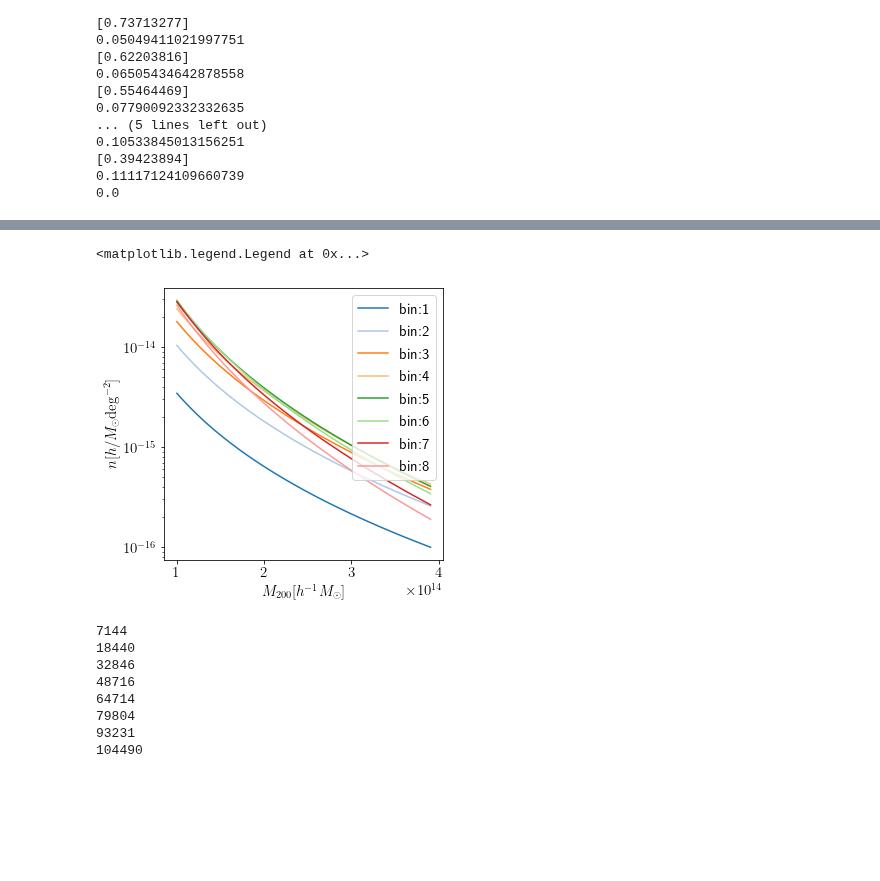
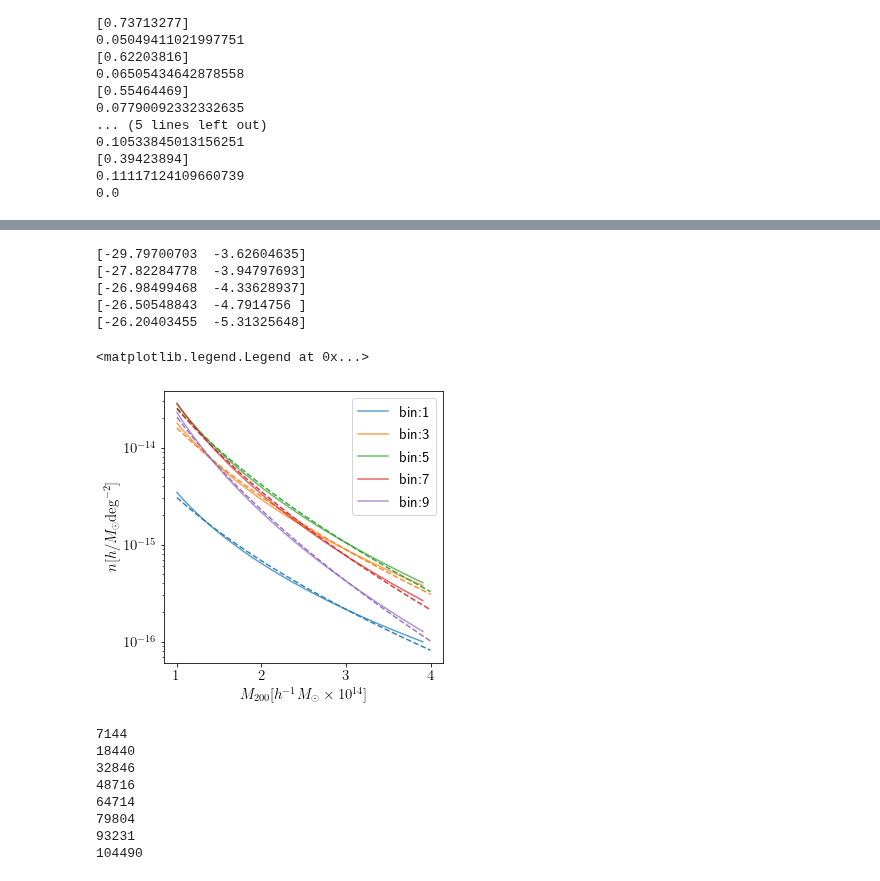
Before and after one commit to mr-superonion/splinv, a Jupyter notebook: notebook/s193D/0_1-haloMF_Prior.ipynb, the cells around one changed output, grey strips where cells are left out. Drawn from its saved outputs; the diff is of its cells as text; code cells hidden in the pictures; blank space fills up the shorter version.

```diff
--- a/notebook/s193D/0_1-haloMF_Prior.ipynb
+++ b/notebook/s193D/0_1-haloMF_Prior.ipynb
@@ -19,13 +19,7 @@ cosmo   =   Cosmo(h=1.,omega_m=0.315)
 from configparser import ConfigParser
 from pixel3D import cartesianGrid3D
 
-if False:
-    figMsDir='/work/xiangchong.li/superonionGW/code/massMap_Private/doc/paper_ms_method_HSCY1/'
-else:
-    figMsDir='/home/xiangchong/Documents/Docs/massMap/paper_HSC2021/'
-
-def fit_func(x,a,b):
-    return a+b*x**(0.5)
+figMsDir='/home/xiangchong/Documents/Docs/massMap/2-cluster_HSC_2021/'
 # %% [output]
 Populating the interactive namespace from numpy and matplotlib
 # %%
@@ -128,30 +163,41 @@ if True:
 # %%
+def fit_func(x,a,b):
+    return a+b*x**0.5
 hmfmod='Tinker08'#'ST'#
 mf = hmf.MassFunction(Mmin=14.,Mmax=14.6,dlog10m=0.008,hmf_model=hmfmod,takahashi=True,sigma_8=0.811,n=0.965)
 mf.update(cosmo_params={"Om0":0.315,"H0":67.4})
 # Prepare Prior
 plt.close()
 ngrid=64
 fig=plt.figure(figsize=(5,5))
 ax1=fig.add_subplot(1,1,1)
 
-for iz in range(0,8):
+for iz in range(0,10,2):
     z=zave[iz]
     pix2mpc=cosmo.Da(0.,z)*1./60./180*np.pi
     mf.update(z=z)
     v=cosmo.V(zbound[iz],zbound[iz+1])*np.pi**2./180.**2./4./np.pi
     mass_func = mf.dndm*v
-    m = mf.m
+    m = mf.m/1e14
     sAll=np.sum(mass_func)
-    ax1.plot(m,mass_func,label='bin:%d' %(iz+1),color=cmap(iz))
+    ax1.plot(m,mass_func,label='bin:%d' %(iz+1),color=cmap(iz),alpha=0.7)
+    out=scipy.optimize.curve_fit(fit_func,m,np.log(mass_func))[0]
+    print(out)
+    x=np.linspace(1.,4.,30)
+    ax1.plot(x,np.exp(fit_func(x,*out)),ls='--',color=cmap(iz),alpha=0.9)
 
-ax1.set_xlabel(r'$M_{200} [h^{-1}M_{\odot}]$')
-ax1.set_ylabel(r'$n[h/M_{\odot}\rm{deg}^{-2}]$')
+ax1.set_xlabel(r'$M_{200} [h^{-1}M_{\odot}\times 10^{14}]$')
+ax1.set_ylabel(r'$n[h/M_{\odot}\rm{deg}^{-2}] $')
 ax1.set_yscale('log')
 ax1.legend()
 # %% [output]
-<matplotlib.legend.Legend at 0x...>
+[-29.79700703  -3.62604635]
+[-27.82284778  -3.94797693]
+[-26.98499468  -4.33628937]
+[-26.50548843  -4.7914756 ]
+[-26.20403455  -5.31325648]
+<matplotlib.legend.Legend at 0x...>
-[figure, old version]
+[figure, new version]
 # %%
 # Prepare Prior
 haloAveAll=pyfits.getdata(os.path.join(outDir,'haloBasis-nl10.fits'))[:,0,:,:]
```
Also changed, not shown: parts of 3 cells of this notebook, 1 other file.
